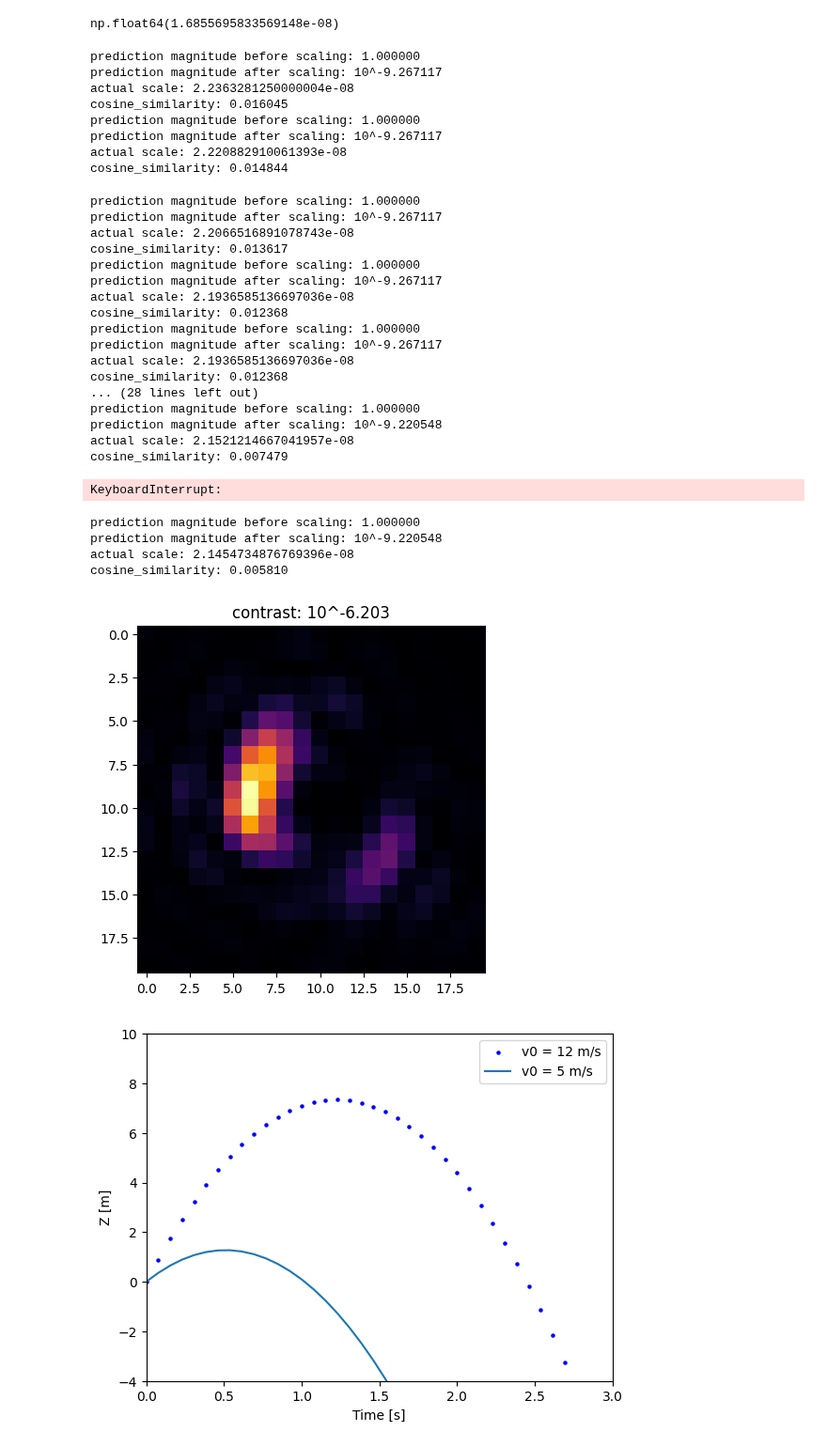
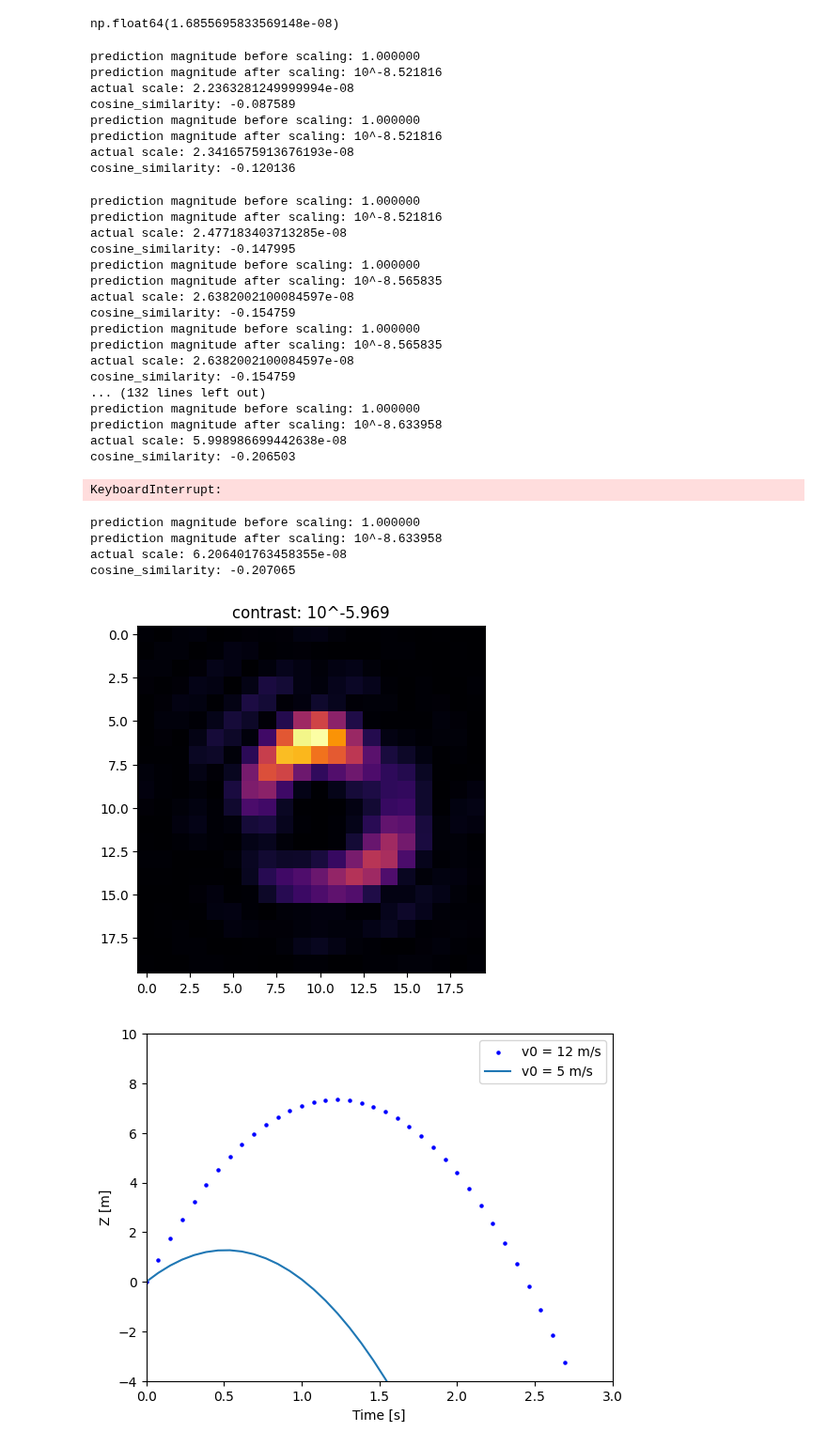
Before and after one commit to AlexeiKorolev/NASA-RL-Wavefront-Control, a Jupyter notebook: RL/scaling_regularization.ipynb, the cells around one changed output. Shown at 94% size. Drawn from its saved outputs; the diff is of its cells as text; code cells hidden in the pictures.

```diff
--- a/RL/scaling_regularization.ipynb
+++ b/RL/scaling_regularization.ipynb
@@ -365,7 +365,7 @@ def update(frame):
             work_pred = y_pred
 
         # Un-normalize (matches train_job procedure)
-        work_pred = work_pred * y_std - y_mean
+        work_pred = work_pred * y_std + y_mean
 
         print(f"prediction magnitude before scaling: {torch.linalg.vector_norm(work_pred).item():.6f}")
 
@@ -386,56 +386,56 @@ def update(frame):
 
         # Update previous prediction (detach to avoid grad accumulation)
         previous_prediction = work_pred.detach().clone()
 
     # Apply correction (convert to numpy)
     correction = work_pred.detach().cpu().numpy().astype(float)
     env.deformable_mirror.flatten()
     env.deformable_mirror.actuators = original - correction
     new_contrast_log10 = np.log10(env.get_contrast(delta_t=1e15) + 1e-30)
 
     orig_t = torch.as_tensor(original, dtype=y_pred.dtype, device=y_pred.device).unsqueeze(0)
     cos_sim = torch.nn.functional.cosine_similarity(work_pred, orig_t, dim=1).item()
 
     print(f"cosine_similarity: {cos_sim:.6f}")
 
     img = env.get_camera_image(delta_t=delta_t, noise_enabled=False)
     ax.imshow(img, cmap='inferno')
     ax.set_title(f"contrast: 10^{new_contrast_log10:.3f}")
 
 ani = animation.FuncAnimation(fig=fig, func=update, frames=25, interval=250)
 ani.save('footage/SplitVectorVideo.mp4', writer='ffmpeg', dpi=200)
 # %% [output]
 prediction magnitude before scaling: 1.000000
-prediction magnitude after scaling: 10^-9.267117
-actual scale: 2.2363281250000004e-08
-cosine_similarity: 0.016045
+prediction magnitude after scaling: 10^-8.521816
+actual scale: 2.2363281249999994e-08
+cosine_similarity: -0.087589
 prediction magnitude before scaling: 1.000000
-prediction magnitude after scaling: 10^-9.267117
-actual scale: 2.220882910061393e-08
-cosine_similarity: 0.014844
+prediction magnitude after scaling: 10^-8.521816
+actual scale: 2.3416575913676193e-08
+cosine_similarity: -0.120136
 prediction magnitude before scaling: 1.000000
-prediction magnitude after scaling: 10^-9.267117
-actual scale: 2.2066516891078743e-08
-cosine_similarity: 0.013617
+prediction magnitude after scaling: 10^-8.521816
+actual scale: 2.477183403713285e-08
+cosine_similarity: -0.147995
 prediction magnitude before scaling: 1.000000
-prediction magnitude after scaling: 10^-9.267117
-actual scale: 2.1936585136697036e-08
-cosine_similarity: 0.012368
+prediction magnitude after scaling: 10^-8.565835
+actual scale: 2.6382002100084597e-08
+cosine_similarity: -0.154759
 prediction magnitude before scaling: 1.000000
-prediction magnitude after scaling: 10^-9.267117
-actual scale: 2.1936585136697036e-08
-cosine_similarity: 0.012368
-... (28 lines left out)
+prediction magnitude after scaling: 10^-8.565835
+actual scale: 2.6382002100084597e-08
+cosine_similarity: -0.154759
+... (132 lines left out)
 prediction magnitude before scaling: 1.000000
-prediction magnitude after scaling: 10^-9.220548
-actual scale: 2.1521214667041957e-08
-cosine_similarity: 0.007479
+prediction magnitude after scaling: 10^-8.633958
+actual scale: 5.998986699442638e-08
+cosine_similarity: -0.206503
 KeyboardInterrupt:
 prediction magnitude before scaling: 1.000000
-prediction magnitude after scaling: 10^-9.220548
-actual scale: 2.1454734876769396e-08
-cosine_similarity: 0.005810
+prediction magnitude after scaling: 10^-8.633958
+actual scale: 6.206401763458355e-08
+cosine_similarity: -0.207065
-[figure, old version]
+[figure, new version]
 # %%
 fig, ax = plt.subplots()
 t = np.linspace(0, 3, 40)
```
Also changed, not shown: 3 other files.
